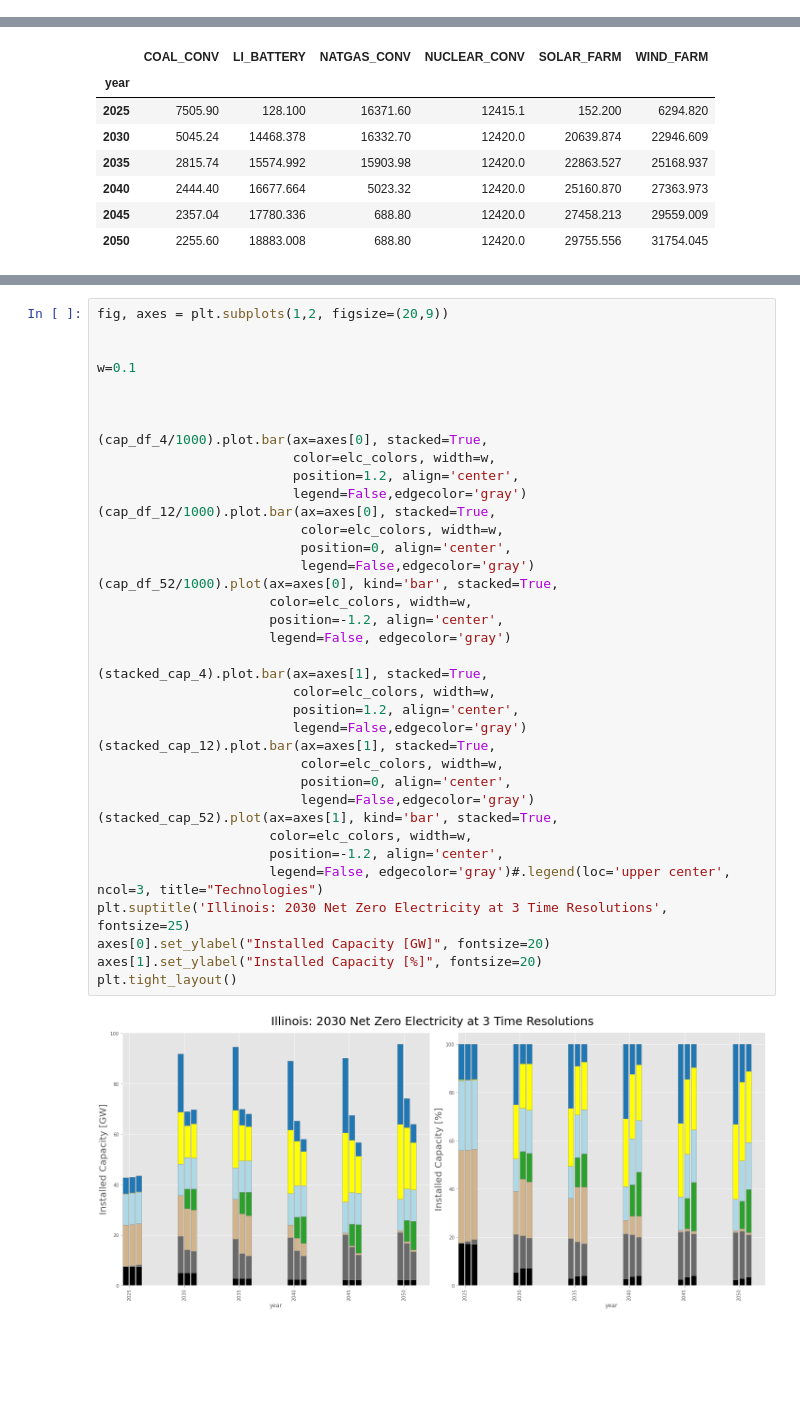
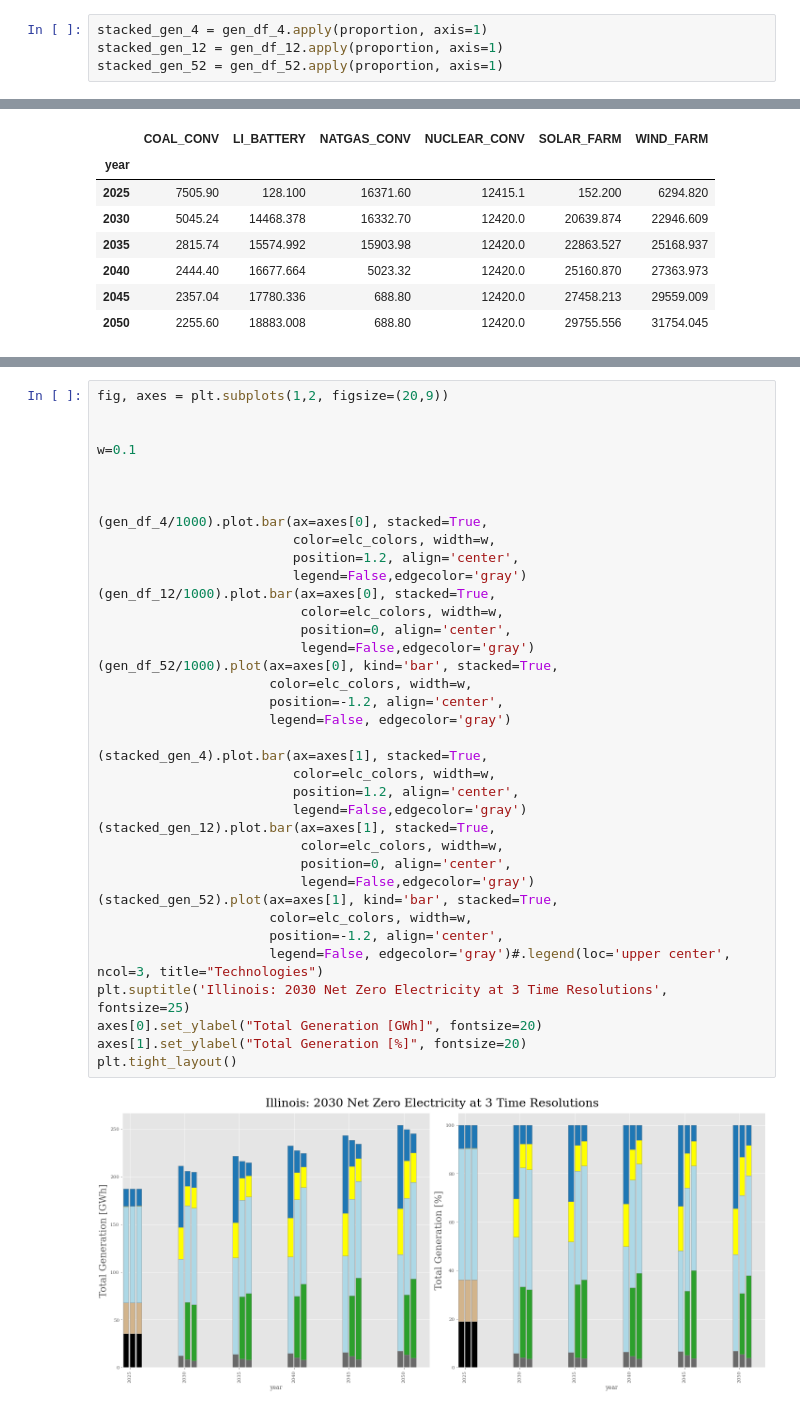
Before and after one commit to samgdotson/2021-dotson-ms, a Jupyter notebook: illinois_time_resolution.ipynb, the cells around one changed output, grey strips where cells are left out. Saved outputs shown, nothing was run; the diff lists cells and outputs as text; blank space fills up the shorter version.

```diff
--- a/illinois_time_resolution.ipynb
+++ b/illinois_time_resolution.ipynb
@@ -156,6 +157,10 @@ proportion = lambda x: x*100/sum(x)
 stacked_cap_4 = cap_df_4.apply(proportion, axis=1)
 stacked_cap_12 = cap_df_12.apply(proportion, axis=1)
 stacked_cap_52 = cap_df_52.apply(proportion, axis=1)
+# %%
+stacked_gen_4 = gen_df_4.apply(proportion, axis=1)
+stacked_gen_12 = gen_df_12.apply(proportion, axis=1)
+stacked_gen_52 = gen_df_52.apply(proportion, axis=1)
 # %%
 cap_df_4
 # %% [output]
@@ -192,39 +241,39 @@ plt.show()
 # %%
 fig, axes = plt.subplots(1,2, figsize=(20,9))
 
 
 w=0.1
 
 
 
-(cap_df_4/1000).plot.bar(ax=axes[0], stacked=True,
+(gen_df_4/1000).plot.bar(ax=axes[0], stacked=True,
                          color=elc_colors, width=w,
                          position=1.2, align='center',
                          legend=False,edgecolor='gray')
-(cap_df_12/1000).plot.bar(ax=axes[0], stacked=True,
+(gen_df_12/1000).plot.bar(ax=axes[0], stacked=True,
                           color=elc_colors, width=w,
                           position=0, align='center',
                           legend=False,edgecolor='gray')
-(cap_df_52/1000).plot(ax=axes[0], kind='bar', stacked=True,
+(gen_df_52/1000).plot(ax=axes[0], kind='bar', stacked=True,
                       color=elc_colors, width=w,
                       position=-1.2, align='center',
                       legend=False, edgecolor='gray')
 
-(stacked_cap_4).plot.bar(ax=axes[1], stacked=True,
+(stacked_gen_4).plot.bar(ax=axes[1], stacked=True,
                          color=elc_colors, width=w,
                          position=1.2, align='center',
                          legend=False,edgecolor='gray')
-(stacked_cap_12).plot.bar(ax=axes[1], stacked=True,
+(stacked_gen_12).plot.bar(ax=axes[1], stacked=True,
                           color=elc_colors, width=w,
                           position=0, align='center',
                           legend=False,edgecolor='gray')
-(stacked_cap_52).plot(ax=axes[1], kind='bar', stacked=True,
+(stacked_gen_52).plot(ax=axes[1], kind='bar', stacked=True,
                       color=elc_colors, width=w,
                       position=-1.2, align='center',
                       legend=False, edgecolor='gray')#.legend(loc='upper center', ncol=3, title="Technologies")
 plt.suptitle('Illinois: 2030 Net Zero Electricity at 3 Time Resolutions', fontsize=25)
-axes[0].set_ylabel("Installed Capacity [GW]", fontsize=20)
-axes[1].set_ylabel("Installed Capacity [%]", fontsize=20)
+axes[0].set_ylabel("Total Generation [GWh]", fontsize=20)
+axes[1].set_ylabel("Total Generation [%]", fontsize=20)
 plt.tight_layout()
 # %% [output]
-[figure, old version]
+[figure, new version]
```
Also changed, not shown: parts of 9 cells of this notebook, 4 other files.
